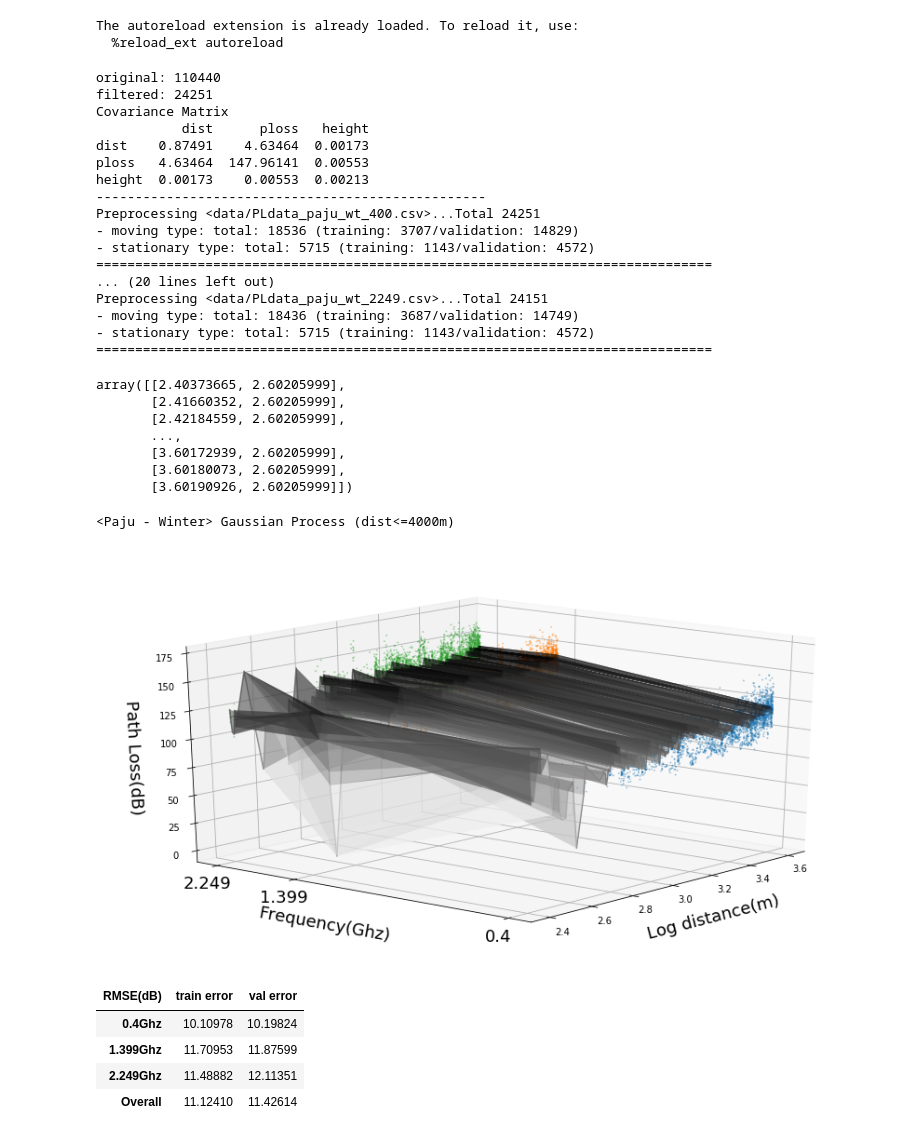
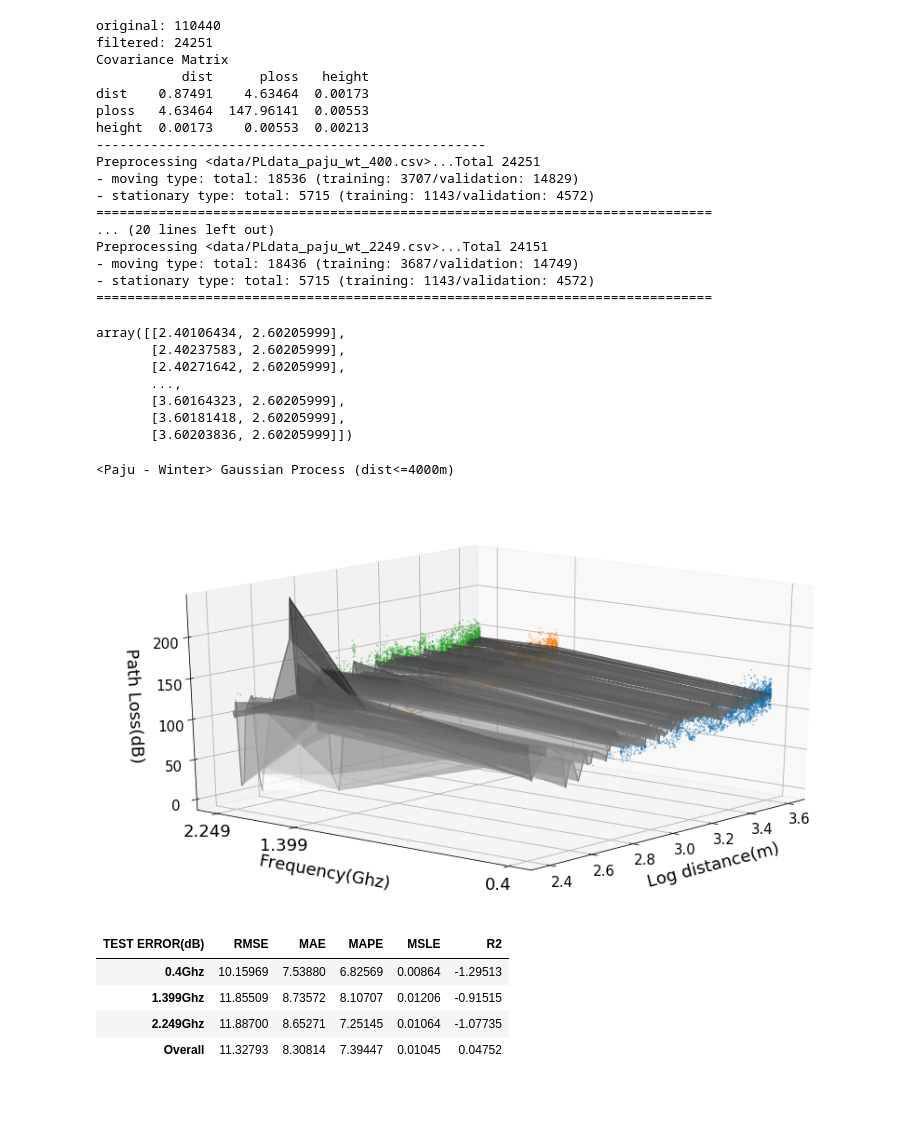
Before and after one commit to chanship72/pathloss, a Jupyter notebook: gaussian_process_analysis_paju.ipynb, the cells around one changed output. Drawn from its saved outputs; the diff is of its cells as text; code cells hidden in the pictures; blank space fills up the shorter version.

Commit message:
add prediction metrics

```diff
--- a/gaussian_process_analysis_paju.ipynb
+++ b/gaussian_process_analysis_paju.ipynb
@@ -21,33 +40,3 @@ pd.set_option('precision', 5)
-# %%
-%load_ext autoreload
-%autoreload
-import numpy as np
-import pandas as pd
-import matplotlib.pyplot as plt
-import numpy as np
-import pickle
-import scipy.stats
-import matplotlib.pyplot as plt
-from matplotlib import cm
-from mpl_toolkits import mplot3d
-
-from sklearn.gaussian_process import GaussianProcessRegressor
-from sklearn.gaussian_process.kernels import RBF, WhiteKernel
-from sklearn.gaussian_process.kernels import RBF, ConstantKernel as C
-from sklearn.preprocessing import PolynomialFeatures
-from sklearn.linear_model import LinearRegression
-from sklearn import linear_model
-from scipy import stats
-
-from MLP.mlp_regression import mlp_regression, model_validation, mlp_prediction, mlp_prediction_error, mlp_train_graph, errorDist, mlp_train_multi_graph, mlp_train_multi_graph_comb, mlp_train_multi_3dgraph_comb
-from MLP.utils import data_loader_pathloss, describeData, data_loader_pathloss_with_freq
-from GMM.utils import gp_train_multi_3dgraph, gp_ann_train_multi_3dgraph, gpCompareDiffDim, mergeSet
-
-pd.set_option('display.max_rows', 999)
-pd.set_option('precision', 5)
-# %% [output]
-The autoreload extension is already loaded. To reload it, use:
-  %reload_ext autoreload
 # %%
 %autoreload
 X_train_m_400, X_val_m_400, y_train_m_400, y_val_m_400, X_train_s_400, X_val_s_400, y_train_s_400, y_val_s_400 = data_loader_from_csv('data/PLdata_paju_wt_400.csv', np.log10(400), 'dist' ,4, testRatio=0.8)
@@ -64,6 +53,15 @@ y_train_s = combineArray(y_train_s_400, y_train_s_1399, y_train_s_2249)
 X_val_s = combineArray(X_val_s_400, X_val_s_1399, X_val_s_2249)
 y_val_s = combineArray(y_val_s_400, y_val_s_1399, y_val_s_2249)
 
+dataX_m = list()
+dataY_m = list()
+dataX_m.append(X_train_m_400)
+dataY_m.append(y_train_m_400)
+dataX_m.append(X_train_m_1399)
+dataY_m.append(y_train_m_1399)
+dataX_m.append(X_train_m_2249)
+dataY_m.append(y_train_m_2249)
+
 X_train_m_400
 # %% [output]
 original: 110440
@@ -83,10 +81,10 @@ Preprocessing <data/PLdata_paju_wt_2249.csv>...Total 24151
 - moving type: total: 18436 (training: 3687/validation: 14749)
 - stationary type: total: 5715 (training: 1143/validation: 4572)
 ===============================================================================
-array([[2.40373665, 2.60205999],
-       [2.41660352, 2.60205999],
-       [2.42184559, 2.60205999],
+array([[2.40106434, 2.60205999],
+       [2.40237583, 2.60205999],
+       [2.40271642, 2.60205999],
        ...,
-       [3.60172939, 2.60205999],
-       [3.60180073, 2.60205999],
-       [3.60190926, 2.60205999]])
+       [3.60164323, 2.60205999],
+       [3.60181418, 2.60205999],
+       [3.60203836, 2.60205999]])
@@ -121,22 +109,26 @@ pickle.dump(gp_ma, open(filename, 'wb'))
 # %%
 %autoreload
 model = None
 model = pickle.load(open('model/gp_paju_wt_3d_model.sav', 'rb'))
 
 print("<Paju - Winter> Gaussian Process (dist<=4000m)")
 mlp_train_multi_3dgraph_comb(model, dataX_m, dataY_m, X_train_m, ['0.4', '1.399','2.249'])
 
-stat = np.array([mlp_prediction_error(model,X_train_m_400, y_train_m_400),mlp_prediction_error(model,X_val_m_400, y_val_m_400),
-                 mlp_prediction_error(model,X_train_m_1399, y_train_m_1399),mlp_prediction_error(model,X_val_m_1399, y_val_m_1399),
-                 mlp_prediction_error(model,X_train_m_2249, y_train_m_2249),mlp_prediction_error(model,X_val_m_2249, y_val_m_2249),
-                 mlp_prediction_error(model,X_train_m, y_train_m), mlp_prediction_error(model,X_val_m, y_val_m)])
+y_pred_400 = model.predict(X_val_m_400)
+y_pred_1399 = model.predict(X_val_m_1399)
+y_pred_2249 = model.predict(X_val_m_2249)
+y_pred = model.predict(X_val_m)
+stat = np.array([mlp_prediction_error(model,X_val_m_400, y_val_m_400),mean_absolute_error(y_pred_400, y_val_m_400),mean_absolute_percentage_error(y_pred_400, y_val_m_400),mean_squared_log_error(y_val_m_400, np.abs(y_pred_400)),r2_score(y_pred_400, y_val_m_400),
+                 mlp_prediction_error(model,X_val_m_1399, y_val_m_1399),mean_absolute_error(y_pred_1399, y_val_m_1399),mean_absolute_percentage_error(y_pred_1399, y_val_m_1399),mean_squared_log_error(y_val_m_1399,np.abs(y_pred_1399)),r2_score(y_pred_1399, y_val_m_1399),
+                 mlp_prediction_error(model,X_val_m_2249, y_val_m_2249),mean_absolute_error(y_pred_2249, y_val_m_2249),mean_absolute_percentage_error(y_pred_2249, y_val_m_2249),mean_squared_log_error(y_val_m_2249,np.abs(y_pred_2249)),r2_score(y_pred_2249, y_val_m_2249),
+                 mlp_prediction_error(model,X_val_m, y_val_m), mean_absolute_error(y_pred, y_val_m),mean_absolute_percentage_error(y_pred, y_val_m),mean_squared_log_error(y_val_m,np.abs(y_pred)),r2_score(y_pred, y_val_m)])
 
-(pd.DataFrame(stat.reshape((4,2)),index=pd.Index(['0.4Ghz','1.399Ghz','2.249Ghz', 'Overall']), columns=pd.Index(['train error','val error'],name='RMSE(dB)')))
+(pd.DataFrame(stat.reshape((4,5)),index=pd.Index(['0.4Ghz','1.399Ghz','2.249Ghz', 'Overall']), columns=pd.Index(['RMSE','MAE','MAPE','MSLE','R2'],name='TEST ERROR(dB)')))
 # %% [output]
 <Paju - Winter> Gaussian Process (dist<=4000m)
-[figure, old version]
+[figure, new version]
-| RMSE(dB) | train error | val error |
-| 0.4Ghz | 10.10978 | 10.19824 |
-| 1.399Ghz | 11.70953 | 11.87599 |
-| 2.249Ghz | 11.48882 | 12.11351 |
-| Overall | 11.12410 | 11.42614 |
+| TEST ERROR(dB) | RMSE | MAE | MAPE | MSLE | R2 |
+| 0.4Ghz | 10.15969 | 7.53880 | 6.82569 | 0.00864 | -1.29513 |
+| 1.399Ghz | 11.85509 | 8.73572 | 8.10707 | 0.01206 | -0.91515 |
+| 2.249Ghz | 11.88700 | 8.65271 | 7.25145 | 0.01064 | -1.07735 |
+| Overall | 11.32793 | 8.30814 | 7.39447 | 0.01045 | 0.04752 |
```
Also changed, not shown: parts of 2 cells of this notebook, 4 other files.
